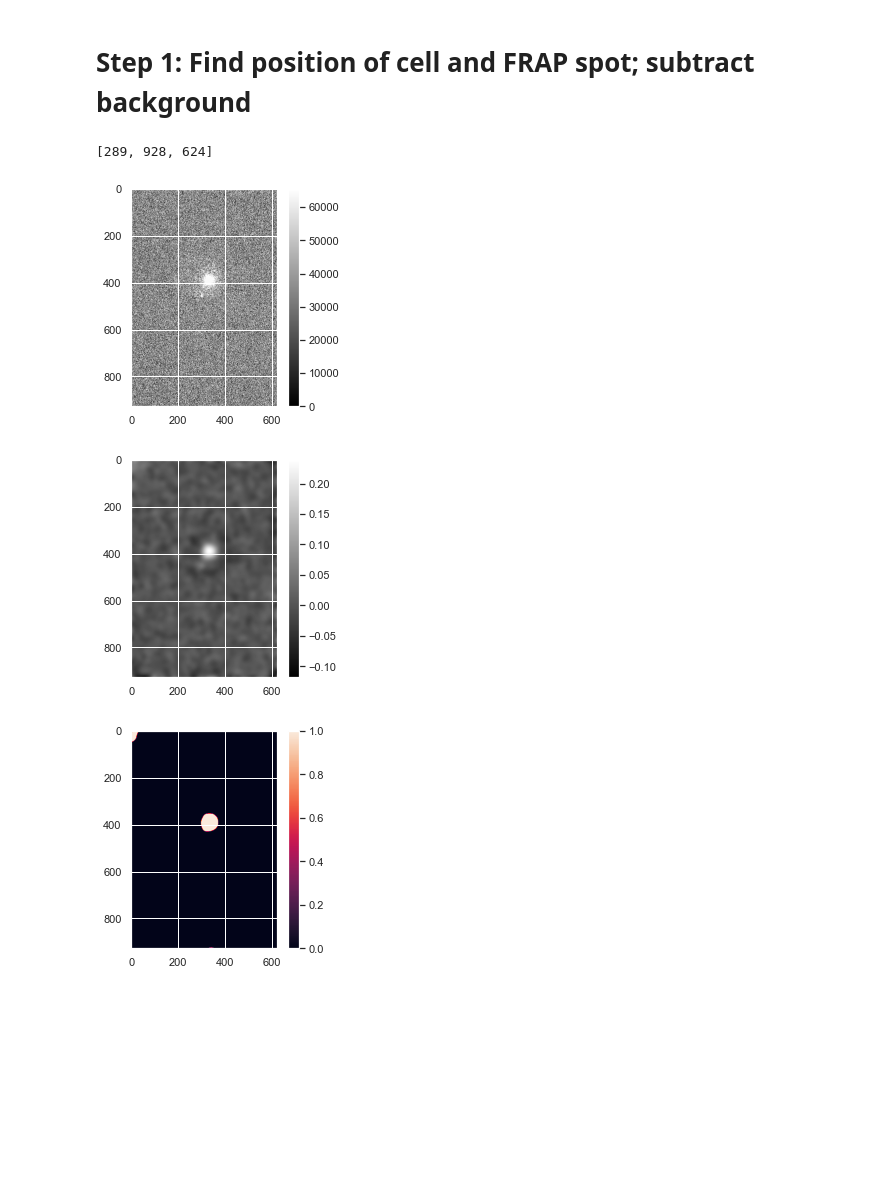
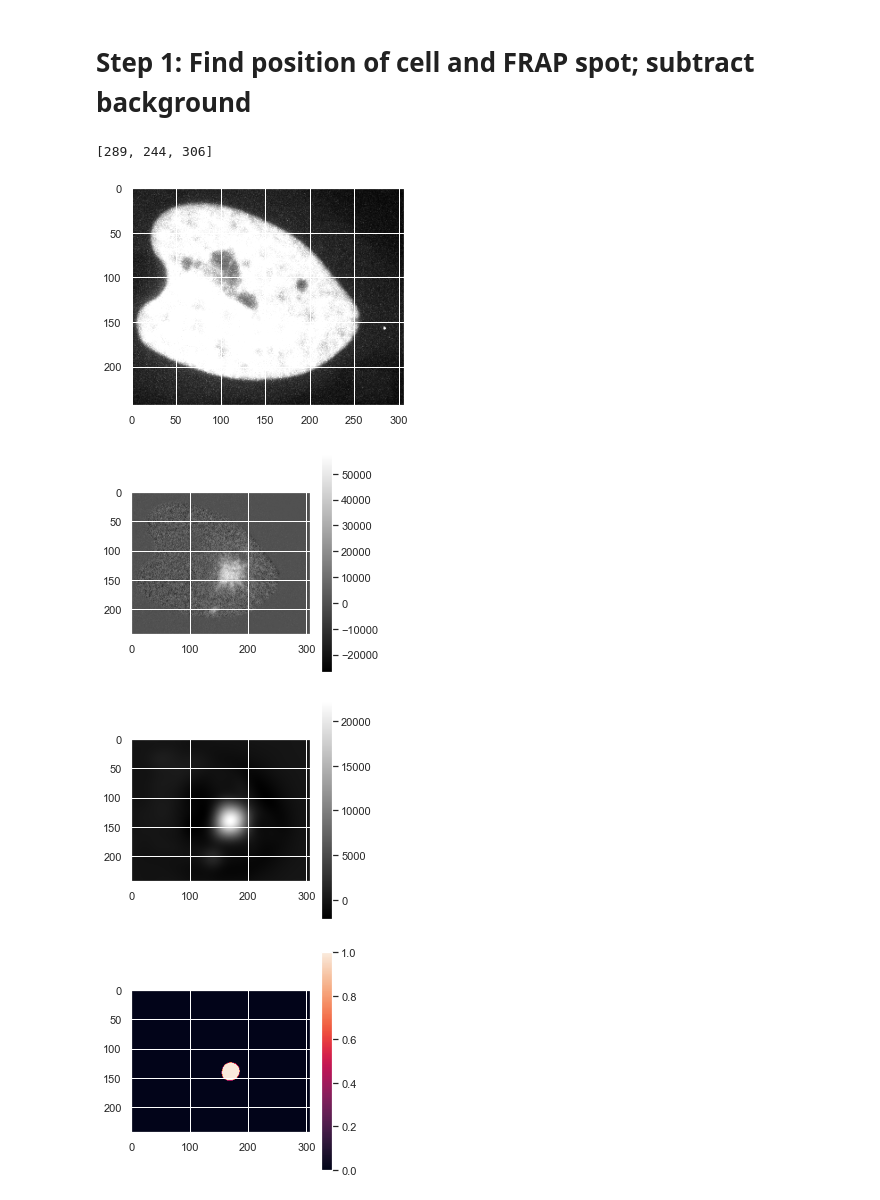
Before and after one commit to Colorado-State-University-Stasevich-Lab/frap_analysis, a Jupyter notebook: Spot_FRAP_Analyzer.ipynb, the cells around one changed output. Saved outputs shown, nothing was run; the diff lists cells and outputs as text; code cells hidden in the pictures; blank space fills up the shorter version.

Commit message:
Added plotting of frap function and began gaussian filter and hole filling

```diff
--- a/Spot_FRAP_Analyzer.ipynb
+++ b/Spot_FRAP_Analyzer.ipynb
@@ -35,11 +37,11 @@ import csv # Importation and exportation of settings
 # %% [markdown]
 ## Step 0: Choose Directoy, File, & Set Independent Variables
 # %%
-working_directory = r"Z:\Hunter\FRAP_Movie" #Change from X to Z as needed #Z:\Hunter\GoodFRAP
+working_directory = r"X:\Hunter\FRAP_Movie" #Change from X to Z as needed #Z:\Hunter\GoodFRAP
 filename = r"Tag_scFv_FRAP8488.tif" # FRAP7_488.tif
 
-working_directory = r"Z:\Hunter\GoodFRAP" #Change from X to Z as needed #Z:\Hunter\GoodFRAP
-filename = r"FRAP7_488.tif" # FRAP7_488.tif
+working_directory = r"X:\Hunter\GoodFRAP" #Change from X to Z as needed #Z:\Hunter\GoodFRAP
+filename = r"7_488_BetterRegistered.tif" # FRAP7_488.tif
 # %%
 # Parameters needed for describing the FRAP experiment
 pixel_size = 0.130          #microns; 130nm for flexie and ## on confocal
@@ -82,8 +84,8 @@ def importSettings(import_filename, import_directory=working_directory):
         return []
     return settings
 # %%
-exportSettings(r"test_settings.csv", r"C:\Users\Hunter\Desktop\StasLabCode\FrapAnalysis")
-pixel_size,dt1,dt2,change_t_frame_num,frap_frame_num,bleach_dt,radial_bin_size,buffer,fit_up_to,frap_channel = importSettings(r"test_settings.csv", r"C:\Users\Hunter\Desktop\StasLabCode\FrapAnalysis")
+#exportSettings(r"test_settings.csv", working_directory)
+#pixel_size,dt1,dt2,change_t_frame_num,frap_frame_num,bleach_dt,radial_bin_size,buffer,fit_up_to,frap_channel = importSettings(r"test_settings.csv", working_directory)
 # %% [markdown]
 # Step 1: Find position of cell and FRAP spot; subtract background
 # %%
@@ -92,18 +94,24 @@ vid = imread(os.path.join(working_directory,filename))
 (frame_num, dim_x, dim_y) = vid.shape
 [frame_num, dim_x, dim_y]
 # %% [output]
-[289, 928, 624]
+[289, 244, 306]
 # %%
 # To estimate where the FRAP occurred, we will take the difference between the FRAP frame and the previous frame:
 # colormap options are: 'Accent', 'Accent_r', 'Blues', 'Blues_r', 'BrBG', 'BrBG_r', 'BuGn', 'BuGn_r', 'BuPu', 'BuPu_r', 'CMRmap', 'CMRmap_r', 'Dark2', 'Dark2_r', 'GnBu', 'GnBu_r', 'Greens', 'Greens_r', 'Greys', 'Greys_r', 'OrRd', 'OrRd_r', 'Oranges', 'Oranges_r', 'PRGn', 'PRGn_r', 'Paired', 'Paired_r', 'Pastel1', 'Pastel1_r', 'Pastel2', 'Pastel2_r', 'PiYG', 'PiYG_r', 'PuBu', 'PuBuGn', 'PuBuGn_r', 'PuBu_r', 'PuOr', 'PuOr_r', 'PuRd', 'PuRd_r', 'Purples', 'Purples_r', 'RdBu', 'RdBu_r', 'RdGy', 'RdGy_r', 'RdPu', 'RdPu_r', 'RdYlBu', 'RdYlBu_r', 'RdYlGn', 'RdYlGn_r', 'Reds', 'Reds_r', 'Set1', 'Set1_r', 'Set2', 'Set2_r', 'Set3', 'Set3_r', 'Spectral', 'Spectral_r', 'Wistia', 'Wistia_r', 'YlGn', 'YlGnBu', 'YlGnBu_r', 'YlGn_r', 'YlOrBr', 'YlOrBr_r', 'YlOrRd', 'YlOrRd_r', 'afmhot', 'afmhot_r', 'autumn', 'autumn_r', 'binary', 'binary_r', 'bone', 'bone_r', 'brg', 'brg_r', 'bwr', 'bwr_r', 'cividis', 'cividis_r', 'cool', 'cool_r', 'coolwarm', 'coolwarm_r', 'copper', 'copper_r', 'cubehelix', 'cubehelix_r', 'flag', 'flag_r', 'gist_earth', 'gist_earth_r', 'gist_gray', 'gist_gray_r', 'gist_heat', 'gist_heat_r', 'gist_ncar', 'gist_ncar_r', 'gist_rainbow', 'gist_rainbow_r', 'gist_stern', 'gist_stern_r', 'gist_yarg', 'gist_yarg_r', 'gnuplot', 'gnuplot2', 'gnuplot2_r', 'gnuplot_r', 'gray', 'gray_r', 'hot', 'hot_r', 'hsv', 'hsv_r', 'inferno', 'inferno_r', 'jet', 'jet_r', 'magma', 'magma_r', 'nipy_spectral', 'nipy_spectral_r', 'ocean',
 #print(frame_num)
-diff_arr = vid[frap_frame_num]-vid[frap_frame_num-1] #Difference between FRAP frame and previous frame #Which indices? adding colons
+
+#GET MASK FOR ENTIRE NUCLEUS (MAX PROJECTION)
+plt.imshow(np.max(vid,axis=0), cmap='gray')
+
+diff_arr = np.mean(vid[frap_frame_num-5:frap_frame_num-1], axis =0) - np.mean(vid[frap_frame_num:frap_frame_num+5], axis = 0) #Difference between FRAP frame and previous frame #Which indices? adding colons
 plt.figure(figsize=(4,4))
+#plt.imshow(diff_arr,cmap= 'gray')
 plt.imshow(diff_arr,cmap= 'gray')
 plt.colorbar()
 plt.show()
 # %% [output]
-[figure, old version]
+[figure, new version]
+[figure, added]
 # %%
 # Performing difference of gaussian to accentuate FRAP spot
 filtered_arr = difference_of_gaussians(diff_arr, 12, 40)
@@ -112,7 +120,7 @@ plt.imshow(filtered_arr,cmap= 'gray')
 plt.colorbar()
 plt.show()
 # %% [output]
-[figure, old version]
+[figure, new version]
 # %%
 # Finding the intensity of pixels in the 99% percentile (top 1% of pixels by brightness)
 frap_threshhold = np.quantile(filtered_arr,0.99)
@@ -125,7 +133,7 @@ plt.imshow(binarized_arr)
 plt.colorbar()
 plt.show()
 # %% [output]
-[figure, old version]
+[figure, new version]
 # %%
 # remove artifacts connected to image border
 cleared = clear_border(binarized_arr)
```
Also changed, not shown: parts of 12 cells of this notebook.
